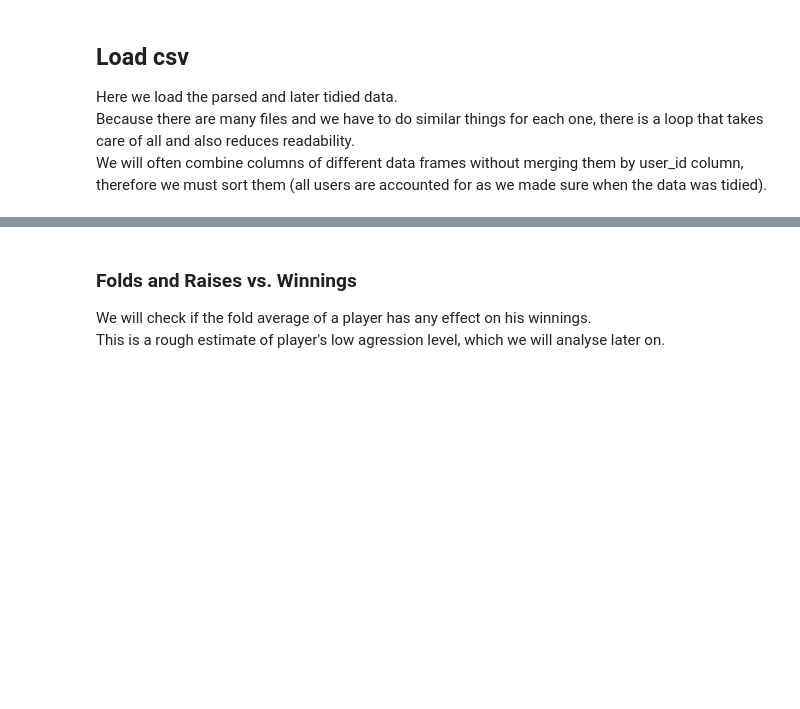
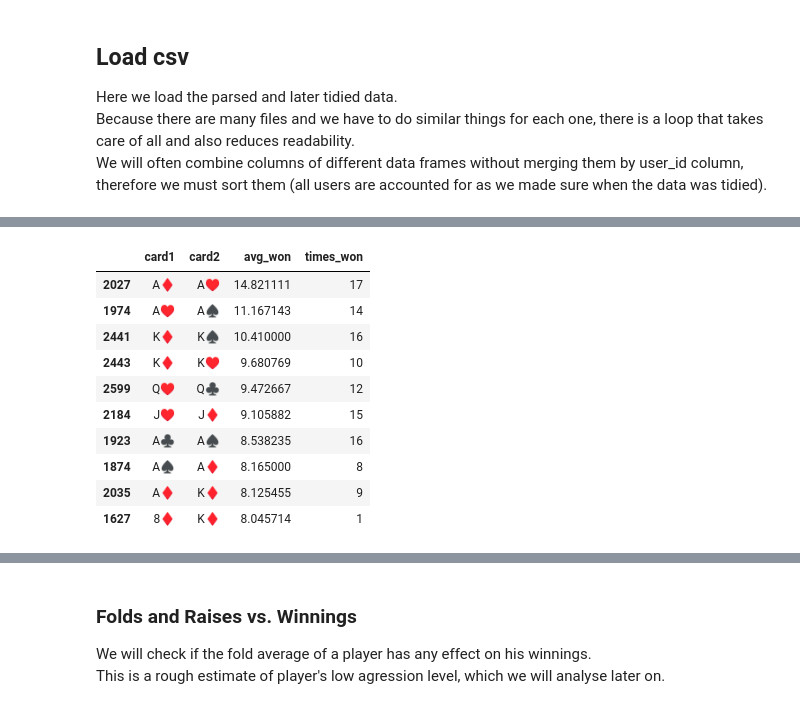
Before and after one commit to kuco23/PokerPlayerPatterns, a Jupyter notebook: notebook.ipynb, the cells around one changed output, grey strips where cells are left out. Cells and saved outputs as stored; diff of their text form; code cells hidden in the pictures; blank space fills up the shorter version.

```diff
--- a/notebook.ipynb
+++ b/notebook.ipynb
@@ -68,0 +92,14 @@ main_user_id = user_dict.index(MAIN_USER)
+# %%
+card_wins.head(10)
+# %% [output]
+|  | card1 | card2 | avg_won | times_won |
+| 2027 | A♦ | A♥ | 14.821111 | 17 |
+| 1974 | A♥ | A♠ | 11.167143 | 14 |
+| 2441 | K♦ | K♠ | 10.410000 | 16 |
+| 2443 | K♦ | K♥ | 9.680769 | 10 |
+| 2599 | Q♥ | Q♣ | 9.472667 | 12 |
+| 2184 | J♥ | J♦ | 9.105882 | 15 |
+| 1923 | A♣ | A♠ | 8.538235 | 16 |
+| 1874 | A♠ | A♦ | 8.165000 | 8 |
+| 2035 | A♦ | K♦ | 8.125455 | 9 |
+| 1627 | 8♦ | K♦ | 8.045714 | 1 |
```
Also changed, not shown: parts of 18 cells of this notebook, 4 other files.
